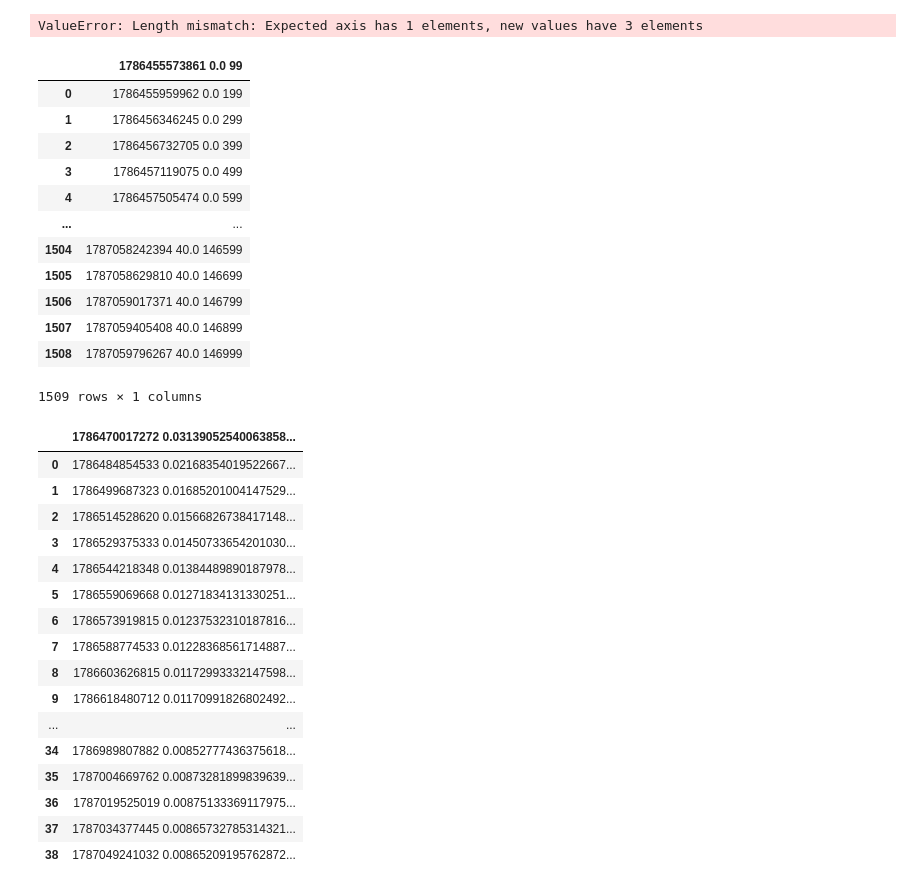
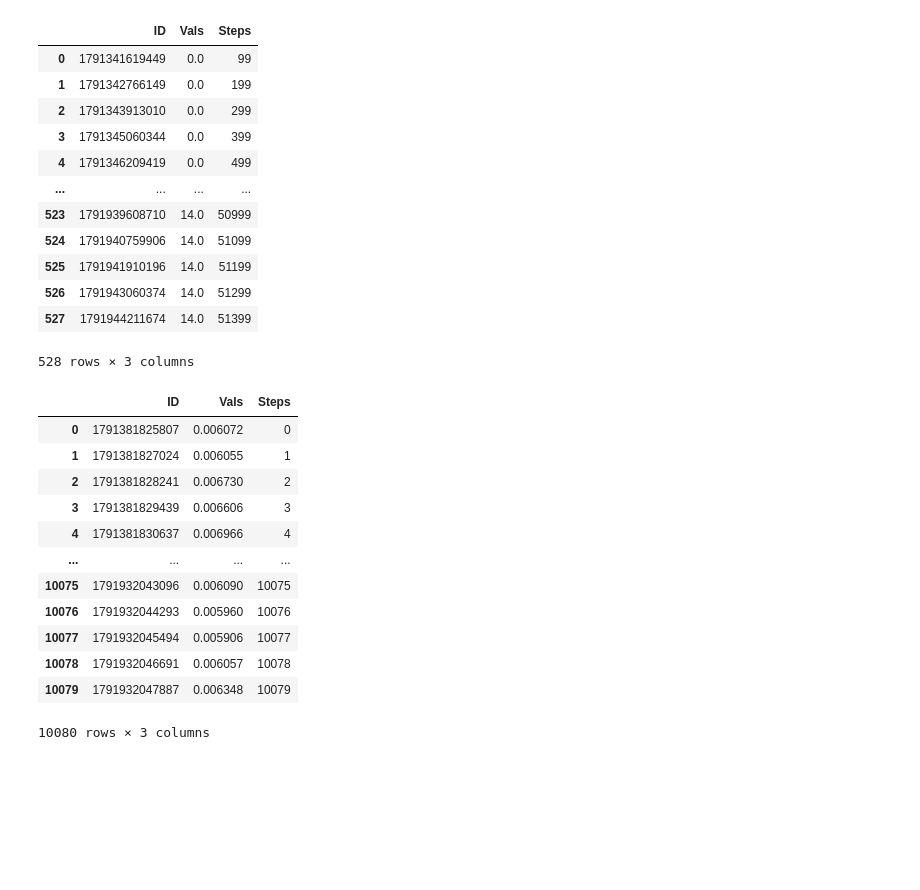
Before and after one commit to metno/ocean-ai, a Jupyter notebook: plot/master/overfitting_analysis/overfitting_analysis.ipynb, the cells around one changed output. Saved outputs shown, nothing was run; the diff lists cells and outputs as text; code cells hidden in the pictures; blank space fills up the shorter version.

Commit message:
trying analysis but struggle with the metric dimensions - different lengths

```diff
--- a/plot/master/overfitting_analysis/overfitting_analysis.ipynb
+++ b/plot/master/overfitting_analysis/overfitting_analysis.ipynb
@@ -4,52 +4,45 @@ import matplotlib.pyplot as plt
 import pandas as pd
 # %%
 #Importing one of the results:
-filepath = '/lustre/storeB/project/fou/hi/foccus/experiments/benchmark/logs/mlflow/373674504653063552/ad83347a4e664d9397d6600f4102ab84/metrics'
+filepath = '/lustre/storeB/project/fou/hi/foccus/experiments/rollout-benchmark/lr3.5e6-rs3-i0-m3/logs/mlflow/124883160109034645/aa8859acb07a4d23a8b65eb2997064d0/metrics'
 """
 For an overfitting analysis - we focus on the validation and training loss, with epochs on the x-axis. We will be importing the relevant metrics only for simplicity
 I believe the metrics are given as: ['ID', 'Vals', 'Steps']
 """
-epochs_0 = pd.read_csv(f'{filepath}/epoch', header = 0)
-val_loss_epoch_0 = pd.read_csv(f'{filepath}/val_multi_dataset_loss_epoch', header = 0)
-train_loss_epoch_0 = pd.read_csv(f'{filepath}/train_multi_dataset_loss_epoch', header = 0)
-
-epochs = epochs_0.columns = ['ID', 'Vals', 'Steps']
+n = ['ID', 'Vals', 'Steps']
+epochs_0 = pd.read_csv(f'{filepath}/epoch', header = None, sep = r"\s+", names = n)
+val_loss_epoch_0 = pd.read_csv(f'{filepath}/val_multi_dataset_loss_step', header = None, sep = r"\s+", names = n)
+train_loss_epoch_0 = pd.read_csv(f'{filepath}/train_multi_dataset_loss_step', header = None , sep = r"\s+", names = n)
-# %% [output]
-ValueError: Length mismatch: Expected axis has 1 elements, new values have 3 elements
 # %%
-epochs
+epochs_0
 # %% [output]
-|  | 1786455573861 0.0 99 |
-| 0 | 1786455959962 0.0 199 |
-| 1 | 1786456346245 0.0 299 |
-| 2 | 1786456732705 0.0 399 |
-| 3 | 1786457119075 0.0 499 |
-| 4 | 1786457505474 0.0 599 |
-| ... | ... |
-| 1504 | 1787058242394 40.0 146599 |
-| 1505 | 1787058629810 40.0 146699 |
-| 1506 | 1787059017371 40.0 146799 |
-| 1507 | 1787059405408 40.0 146899 |
-| 1508 | 1787059796267 40.0 146999 |
+|  | ID | Vals | Steps |
+| 0 | 1791341619449 | 0.0 | 99 |
+| 1 | 1791342766149 | 0.0 | 199 |
+| 2 | 1791343913010 | 0.0 | 299 |
+| 3 | 1791345060344 | 0.0 | 399 |
+| 4 | 1791346209419 | 0.0 | 499 |
+| ... | ... | ... | ... |
+| 523 | 1791939608710 | 14.0 | 50999 |
+| 524 | 1791940759906 | 14.0 | 51099 |
+| 525 | 1791941910196 | 14.0 | 51199 |
+| 526 | 1791943060374 | 14.0 | 51299 |
+| 527 | 1791944211674 | 14.0 | 51399 |
-1509 rows × 1 columns
+528 rows × 3 columns
 # %%
-val_loss_epoch
+val_loss_epoch_0
 # %% [output]
-|  | 1786470017272 0.03139052540063858... |
-| 0 | 1786484854533 0.02168354019522667... |
-| 1 | 1786499687323 0.01685201004147529... |
-| 2 | 1786514528620 0.01566826738417148... |
-| 3 | 1786529375333 0.01450733654201030... |
-| 4 | 1786544218348 0.01384489890187978... |
-| 5 | 1786559069668 0.01271834131330251... |
-| 6 | 1786573919815 0.01237532310187816... |
-| 7 | 1786588774533 0.01228368561714887... |
-| 8 | 1786603626815 0.01172993332147598... |
-| 9 | 1786618480712 0.01170991826802492... |
-| ... | ... |
-| 34 | 1786989807882 0.00852777436375618... |
-| 35 | 1787004669762 0.00873281899839639... |
-| 36 | 1787019525019 0.00875133369117975... |
-| 37 | 1787034377445 0.00865732785314321... |
-| 38 | 1787049241032 0.00865209195762872... |
+|  | ID | Vals | Steps |
+| 0 | 1791381825807 | 0.006072 | 0 |
+| 1 | 1791381827024 | 0.006055 | 1 |
+| 2 | 1791381828241 | 0.006730 | 2 |
+| 3 | 1791381829439 | 0.006606 | 3 |
+| 4 | 1791381830637 | 0.006966 | 4 |
+| ... | ... | ... | ... |
+| 10075 | 1791932043096 | 0.006090 | 10075 |
+| 10076 | 1791932044293 | 0.005960 | 10076 |
+| 10077 | 1791932045494 | 0.005906 | 10077 |
+| 10078 | 1791932046691 | 0.006057 | 10078 |
+| 10079 | 1791932047887 | 0.006348 | 10079 |
+10080 rows × 3 columns
 # %%
```
Also changed, not shown: parts of 5 cells of this notebook.
